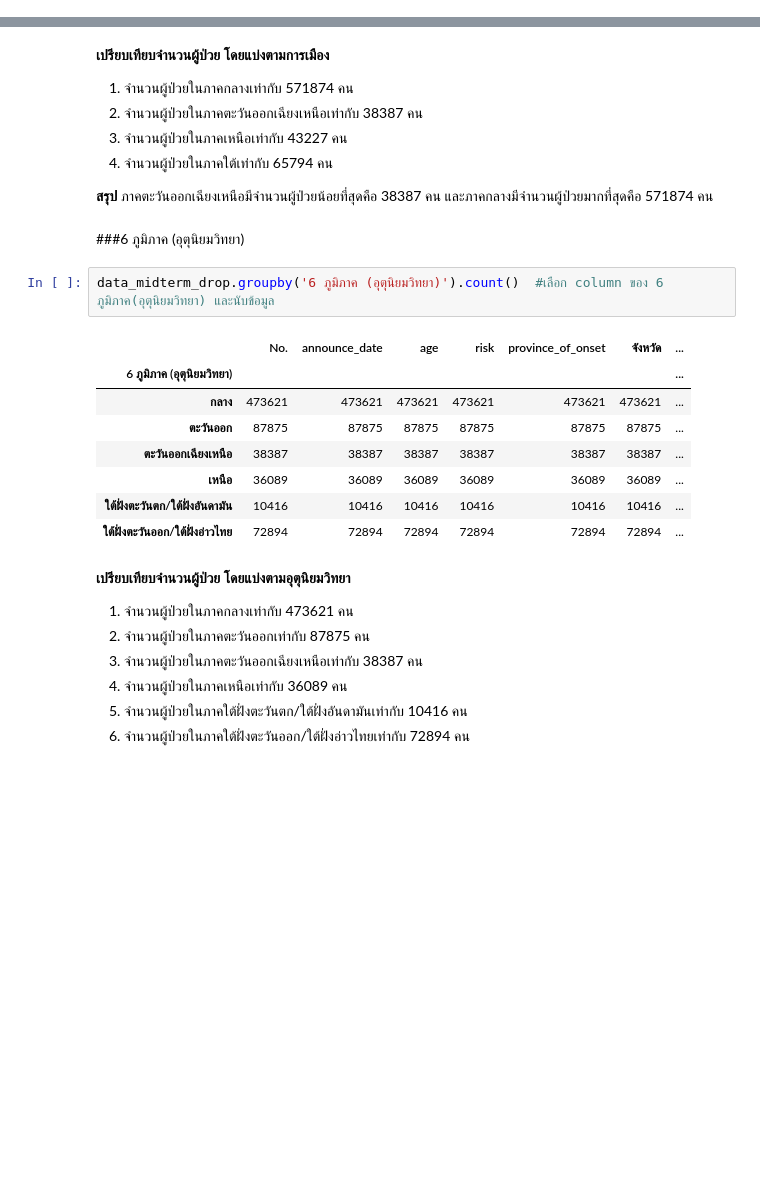
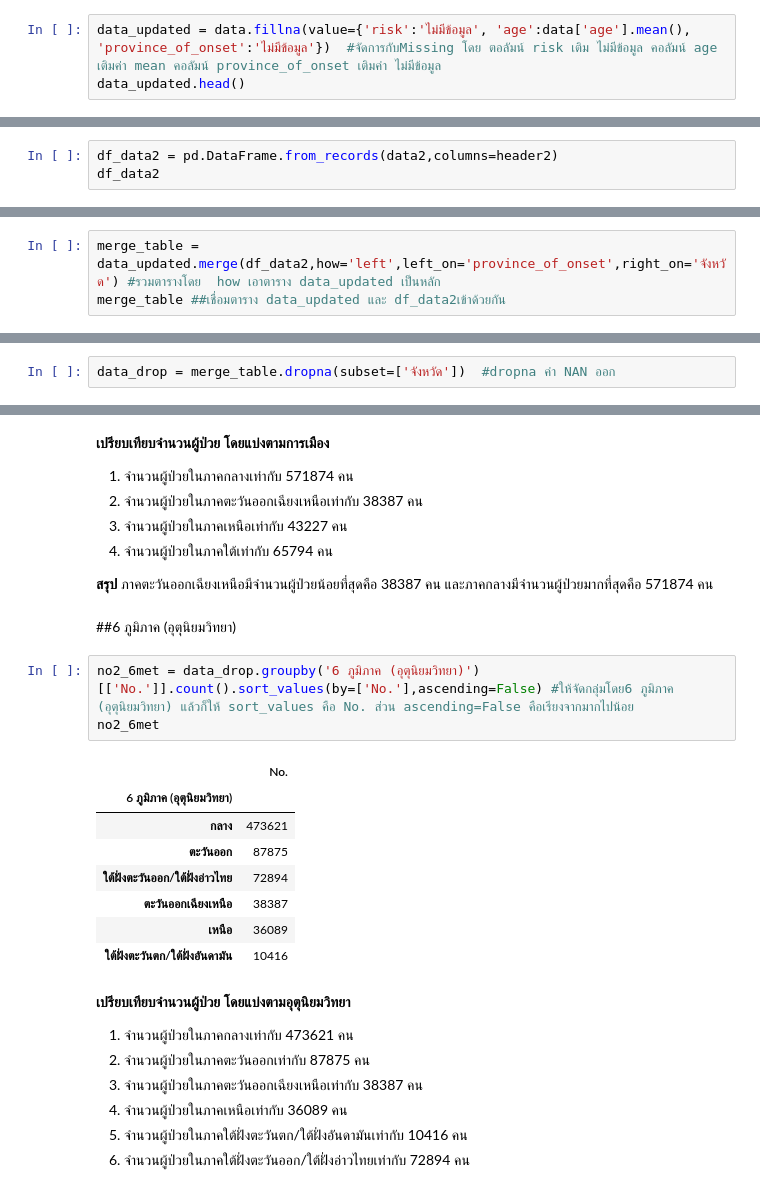
Before and after one commit to Thitichaya2000/data_viz_2022, a Jupyter notebook: BasicPython&DataViz_midterm2022.ipynb, the cells around one changed output, grey strips where cells are left out. Drawn from its saved outputs; the diff is of its cells as text; blank space fills up the shorter version.

Commit message:
midterm คอมเม้นเพิ่ม

```diff
--- a/BasicPython&DataViz_midterm2022.ipynb
+++ b/BasicPython&DataViz_midterm2022.ipynb
@@ -465,0 +122,3 @@ n1_travel5.iloc[:1,:]
+# %%
+data_updated = data.fillna(value={'risk':'ไม่มีข้อมูล', 'age':data['age'].mean(), 'province_of_onset':'ไม่มีข้อมูล'})  #จัดการกับMissing โดย ตอลัมน์ risk เติม ไม่มีข้อมูล คอลัมน์ age เติมค่า mean คอลัมน์ province_of_onset เติมค่า ไม่มีข้อมูล
+data_updated.head()
@@ -465,0 +223,3 @@ n1_travel5.iloc[:1,:]
+# %%
+df_data2 = pd.DataFrame.from_records(data2,columns=header2)
+df_data2
@@ -465,0 +251,3 @@ n1_travel5.iloc[:1,:]
+# %%
+merge_table = data_updated.merge(df_data2,how='left',left_on='province_of_onset',right_on='จังหวัด') #รวมตารางโดย  how เอาตาราง data_updated เป็นหลัก
+merge_table ##เชื่อมตาราง data_updated และ df_data2เข้าด้วยกัน
@@ -465,0 +282,2 @@ n1_travel5.iloc[:1,:]
+# %%
+data_drop = merge_table.dropna(subset=['จังหวัด'])  #dropna ค่า NAN ออก
@@ -512,18 +692,19 @@ data_midterm_drop.groupby('4 ภูมิภาค (การเมือง)').
 **สรุป**
 ภาคตะวันออกเฉียงเหนือมีจำนวนผู้ป่วยน้อยที่สุดคือ 38387 คน และภาคกลางมีจำนวนผู้ป่วยมากที่สุดคือ 571874 คน
 # %% [markdown]
-###6 ภูมิภาค (อุตุนิยมวิทยา)
+##6 ภูมิภาค (อุตุนิยมวิทยา)
 # %%
-data_midterm_drop.groupby('6 ภูมิภาค (อุตุนิยมวิทยา)').count()  #เลือก column ของ 6 ภูมิภาค(อุตุนิยมวิทยา) และนับข้อมูล
+no2_6met = data_drop.groupby('6 ภูมิภาค (อุตุนิยมวิทยา)')[['No.']].count().sort_values(by=['No.'],ascending=False) #ให้จัดกลุ่มโดย6 ภูมิภาค (อุตุนิยมวิทยา) แล้วก็ให้ sort_values คือ No. ส่วน ascending=False คือเรียงจากมากไปน้อย
+no2_6met
 # %% [output]
-|  | No. | announce_date | age | risk | province_of_onset | จังหวัด | ... |
-| 6 ภูมิภาค (อุตุนิยมวิทยา) |  |  |  |  |  |  | ... |
-| กลาง | 473621 | 473621 | 473621 | 473621 | 473621 | 473621 | ... |
-| ตะวันออก | 87875 | 87875 | 87875 | 87875 | 87875 | 87875 | ... |
-| ตะวันออกเฉียงเหนือ | 38387 | 38387 | 38387 | 38387 | 38387 | 38387 | ... |
-| เหนือ | 36089 | 36089 | 36089 | 36089 | 36089 | 36089 | ... |
-| ใต้ฝั่งตะวันตก/ใต้ฝั่งอันดามัน | 10416 | 10416 | 10416 | 10416 | 10416 | 10416 | ... |
-| ใต้ฝั่งตะวันออก/ใต้ฝั่งอ่าวไทย | 72894 | 72894 | 72894 | 72894 | 72894 | 72894 | ... |
+|  | No. |
+| 6 ภูมิภาค (อุตุนิยมวิทยา) |  |
+| กลาง | 473621 |
+| ตะวันออก | 87875 |
+| ใต้ฝั่งตะวันออก/ใต้ฝั่งอ่าวไทย | 72894 |
+| ตะวันออกเฉียงเหนือ | 38387 |
+| เหนือ | 36089 |
+| ใต้ฝั่งตะวันตก/ใต้ฝั่งอันดามัน | 10416 |
 # %% [markdown]
 **เปรียบเทียบจำนวนผู้ป่วย โดยแบ่งตามอุตุนิยมวิทยา**
 
```
Also changed, not shown: parts of 228 cells of this notebook.
